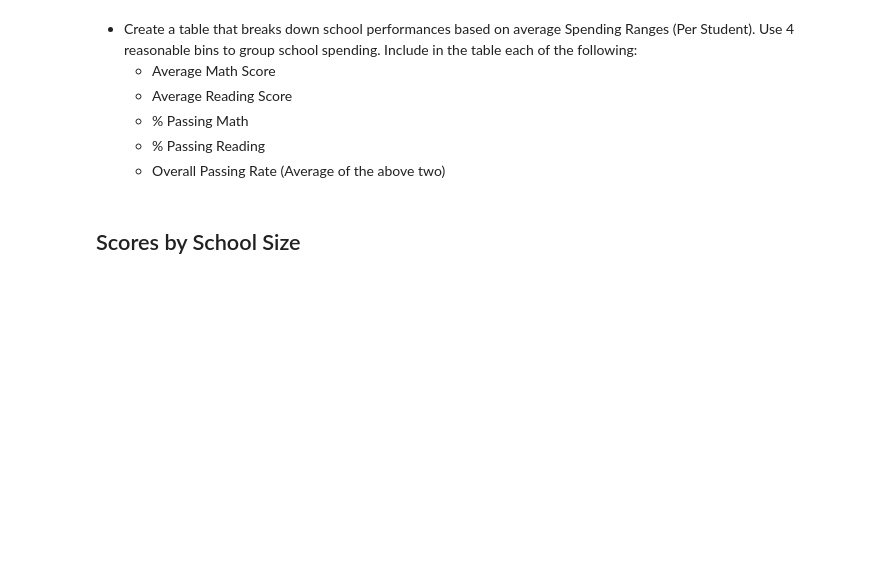
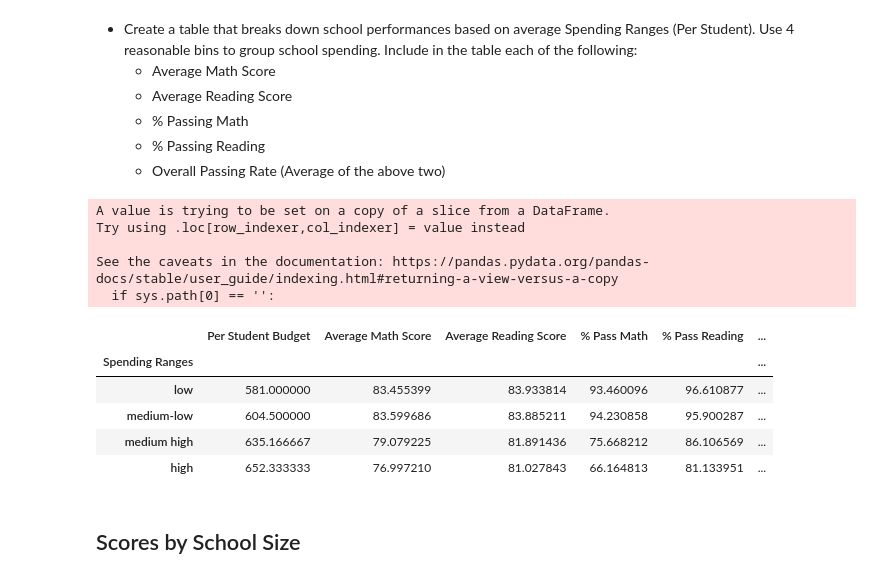
Before and after one commit to KatherineH-cls/pandas-challenge, a Jupyter notebook: PyCitySchools/PyCitySchools.ipynb, the cells around one changed output. Drawn from its saved outputs; the diff is of its cells as text; code cells hidden in the pictures; blank space fills up the shorter version.

```diff
--- a/PyCitySchools/PyCitySchools.ipynb
+++ b/PyCitySchools/PyCitySchools.ipynb
@@ -372,6 +366,36 @@ reading_by_grade.style
   * % Passing Math
   * % Passing Reading
   * Overall Passing Rate (Average of the above two)
+# %%
+# create a subset table of summary_reorder to use for score analysis
+school_analysis = summary_reorder[['Per Student Budget', 'Average Math Score', 'Average Reading Score',
+       '% Pass Math', '% Pass Reading', '% Pass Overall']]
+
+# Create the bins for school spending
+spending_bins = [570, 595, 620, 645, 670]
+
+# Create the names for the bins
+spending_groups = ['low', 'medium-low', 'medium high', 'high']
+
+# Cut the data
+school_analysis['Spending Ranges']=pd.cut(school_analysis['Per Student Budget'], spending_bins, labels = spending_groups, include_lowest = True)
+
+# Create a group based on the bins
+school_analysis_spend = school_analysis.groupby('Spending Ranges').mean()
+
+school_analysis_spend
+# %% [output]
+A value is trying to be set on a copy of a slice from a DataFrame.
+Try using .loc[row_indexer,col_indexer] = value instead
+
+See the caveats in the documentation: https://pandas.pydata.org/pandas-docs/stable/user_guide/indexing.html#returning-a-view-versus-a-copy
+  if sys.path[0] == '':
+|  | Per Student Budget | Average Math Score | Average Reading Score | % Pass Math | % Pass Reading | ... |
+| Spending Ranges |  |  |  |  |  | ... |
+| low | 581.000000 | 83.455399 | 83.933814 | 93.460096 | 96.610877 | ... |
+| medium-low | 604.500000 | 83.599686 | 83.885211 | 94.230858 | 95.900287 | ... |
+| medium high | 635.166667 | 79.079225 | 81.891436 | 75.668212 | 86.106569 | ... |
+| high | 652.333333 | 76.997210 | 81.027843 | 66.164813 | 81.133951 | ... |
 # %% [markdown]
 ## Scores by School Size
 # %% [markdown]
```
Also changed, not shown: parts of 3 cells of this notebook.
